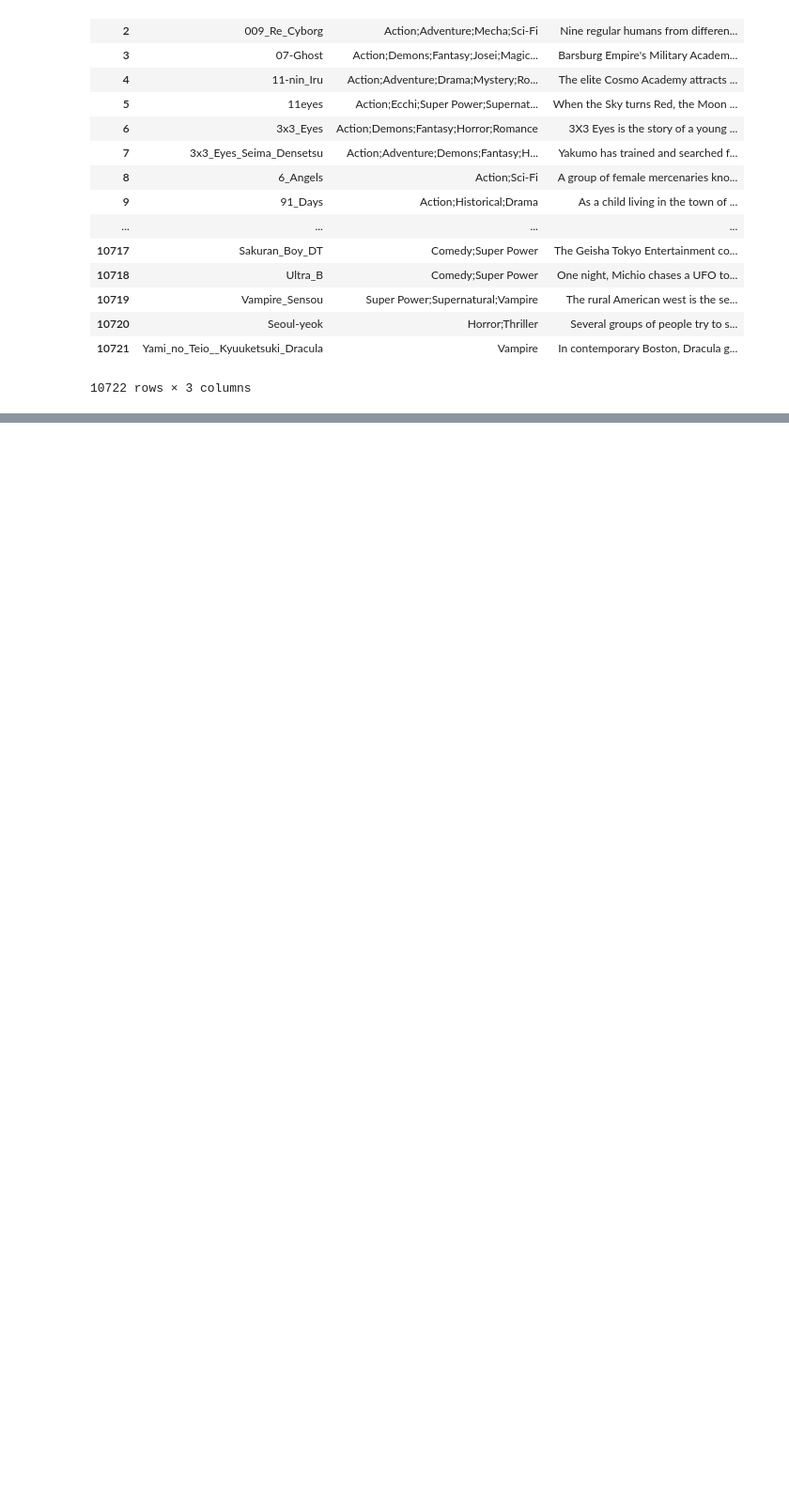
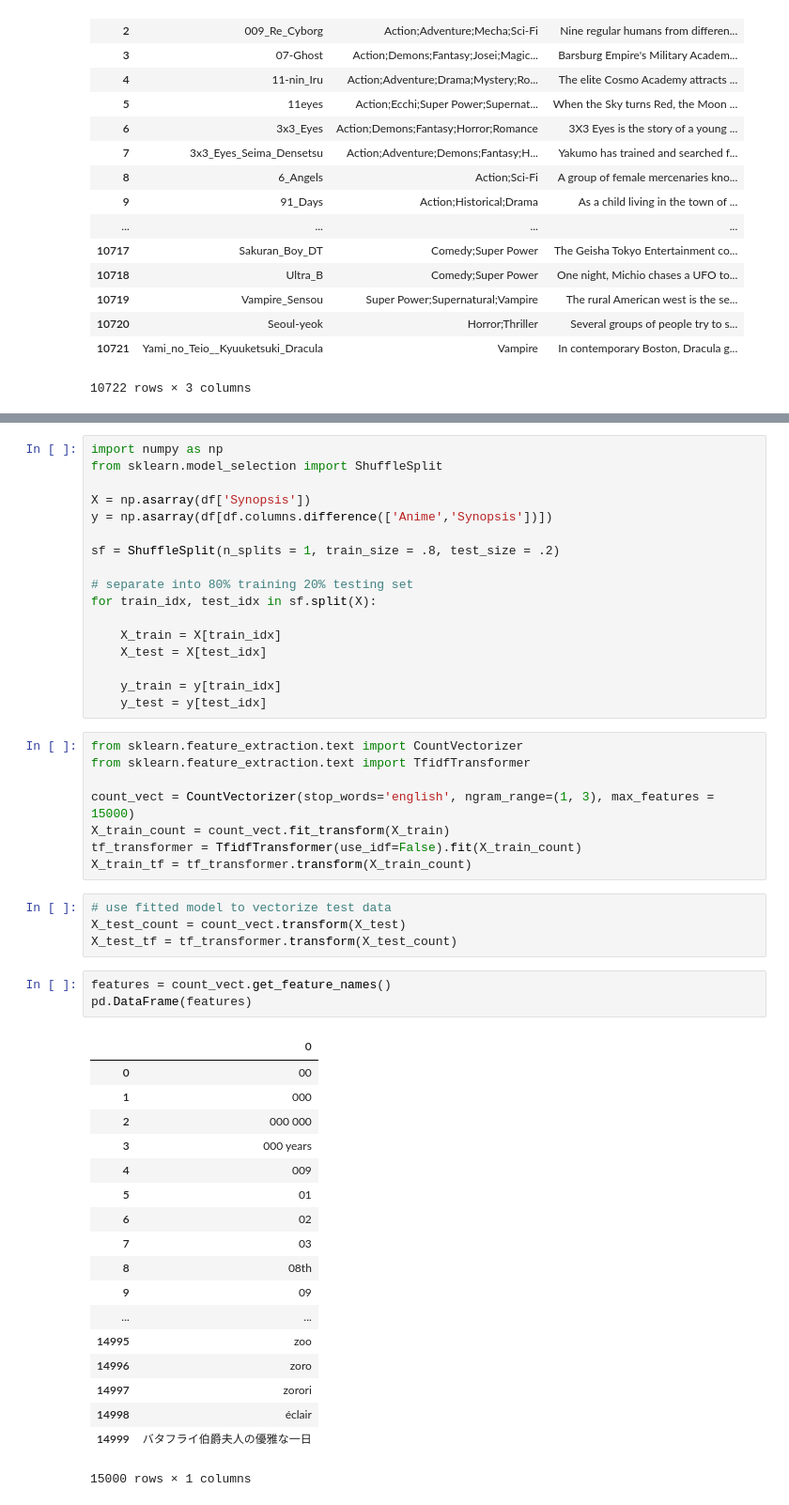
Before and after one commit to kurtisdavid/animeSynopsisClassifier, a Jupyter notebook: AnimeSynopsisClassifier.ipynb, the cells around one changed output, grey strips where cells are left out. Shown: that part at 94% size. Cells and saved outputs as stored; diff of their text form; blank space fills up the shorter version.

```diff
--- a/AnimeSynopsisClassifier.ipynb
+++ b/AnimeSynopsisClassifier.ipynb
@@ -106,0 +170,51 @@ df
+# %%
+import numpy as np
+from sklearn.model_selection import ShuffleSplit
+
+X = np.asarray(df['Synopsis'])
+y = np.asarray(df[df.columns.difference(['Anime','Synopsis'])])
+
+sf = ShuffleSplit(n_splits = 1, train_size = .8, test_size = .2)
+
+# separate into 80% training 20% testing set
+for train_idx, test_idx in sf.split(X):
+
+    X_train = X[train_idx]
+    X_test = X[test_idx]
+
+    y_train = y[train_idx]
+    y_test = y[test_idx]
+# %%
+from sklearn.feature_extraction.text import CountVectorizer
+from sklearn.feature_extraction.text import TfidfTransformer
+
+count_vect = CountVectorizer(stop_words='english', ngram_range=(1, 3), max_features = 15000)
+X_train_count = count_vect.fit_transform(X_train)
+tf_transformer = TfidfTransformer(use_idf=False).fit(X_train_count)
+X_train_tf = tf_transformer.transform(X_train_count)
+# %%
+# use fitted model to vectorize test data
+X_test_count = count_vect.transform(X_test)
+X_test_tf = tf_transformer.transform(X_test_count)
+# %%
+features = count_vect.get_feature_names()
+pd.DataFrame(features)
+# %% [output]
+|  | 0 |
+| 0 | 00 |
+| 1 | 000 |
+| 2 | 000 000 |
+| 3 | 000 years |
+| 4 | 009 |
+| 5 | 01 |
+| 6 | 02 |
+| 7 | 03 |
+| 8 | 08th |
+| 9 | 09 |
+| ... | ... |
+| 14995 | zoo |
+| 14996 | zoro |
+| 14997 | zorori |
+| 14998 | éclair |
+| 14999 | バタフライ伯爵夫人の優雅な一日 |
+15000 rows × 1 columns
```
Also changed, not shown: parts of 24 cells of this notebook, 1 other file.
